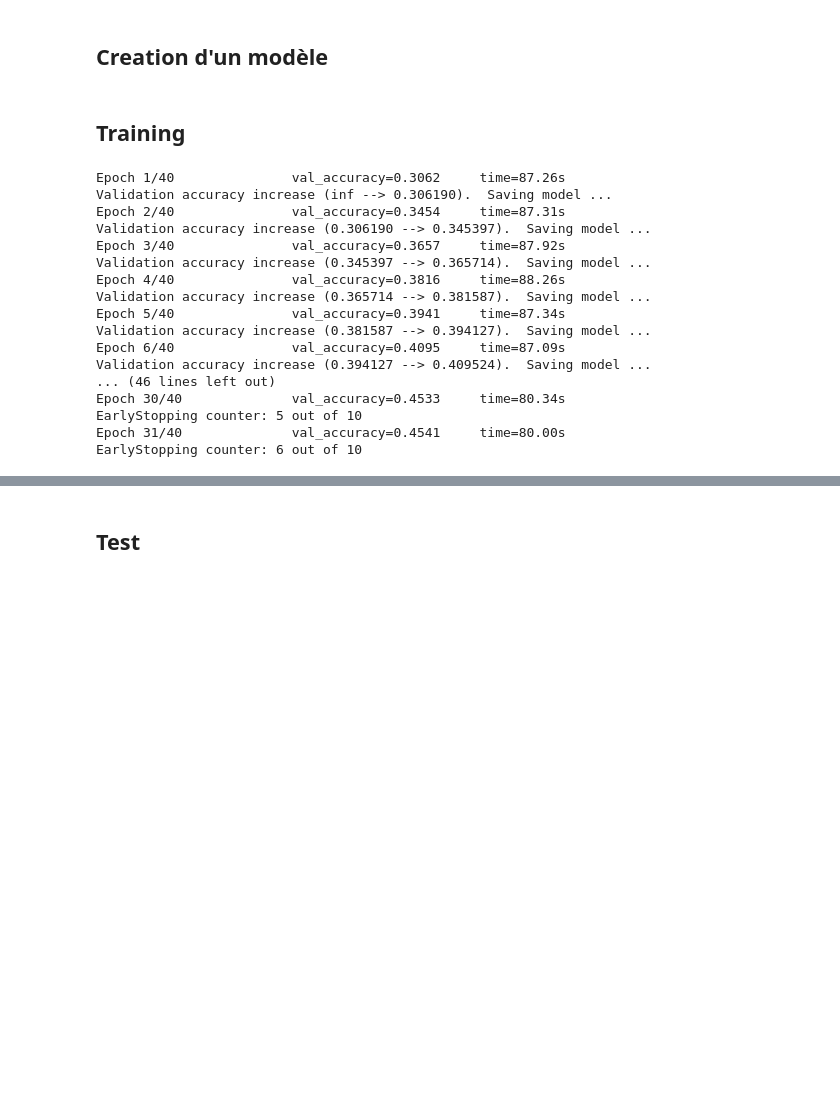
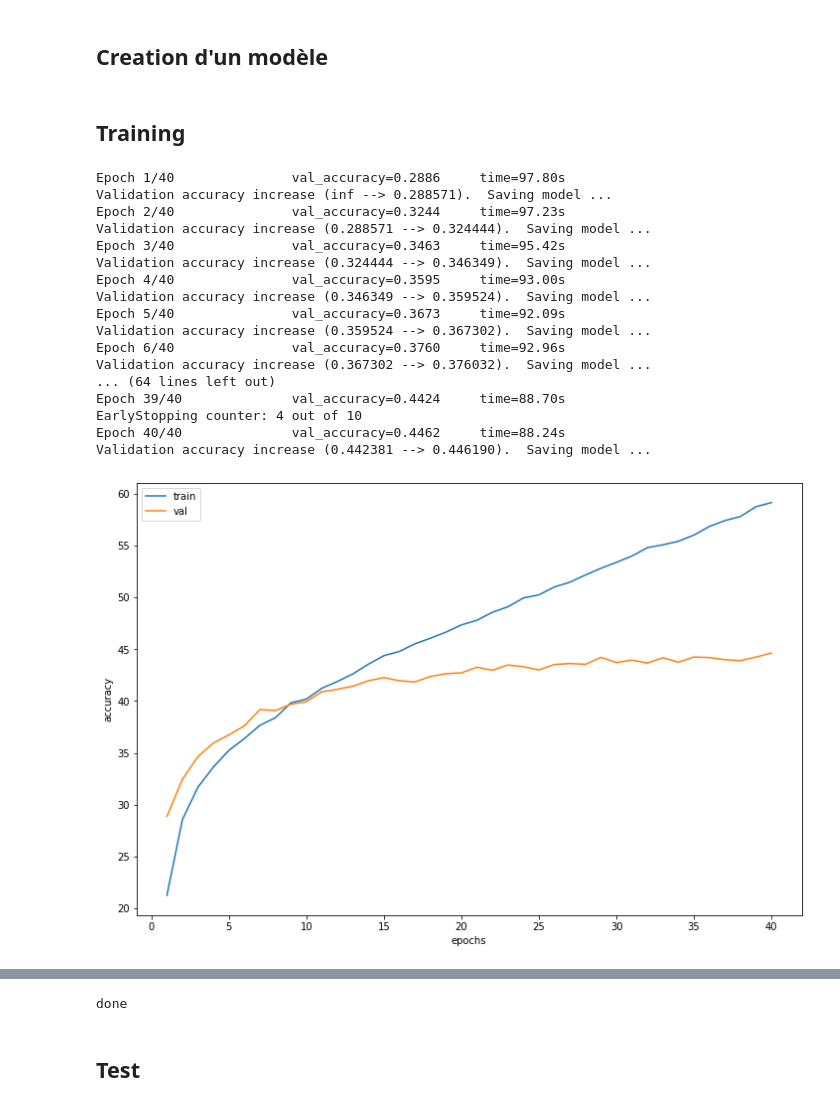
Before and after one commit to YYIPL/ML_Project, a Jupyter notebook: Projet_miniVQA_YIAY.ipynb, the cells around one changed output, grey strips where cells are left out. Saved outputs shown, nothing was run; the diff lists cells and outputs as text; code cells hidden in the pictures; blank space fills up the shorter version.

```diff
--- a/Projet_miniVQA_YIAY.ipynb
+++ b/Projet_miniVQA_YIAY.ipynb
@@ -307,6 +307,7 @@ class Network(nn.Module):
         self.classifier = nn.Sequential(
             nn.Linear(9216 + 768, 4096),
             ReLU(inplace=True),
+            Dropout(p=0.5, inplace=False),
             Linear(in_features=4096, out_features=4096, bias=True),
             ReLU(inplace=True),
             Dropout(p=0.5, inplace=False),
@@ -376,16 +376,16 @@ class EarlyStopping:
 #permet de déterminer si le label fait partie des 5 meilleures prédictions du model
 #renvoi un tableau de size batch_size
 
-def best5accuracy(accuracies, y):
-  accuracies = accuracies.data.cpu().numpy()
+def best5accuracy(probas, y):
+  probas = probas.data.cpu().numpy()
   y = y.data.cpu().numpy()
   out = []
 
   for i in range(len(y)):
     label_proba = dict()
 
-    for j in range(len(accuracies[i])):
-      label_proba[j] = accuracies[i][j]
+    for j in range(len(probas[i])):
+      label_proba[j] = probas[i][j]
 
     sorted_proba = dict(sorted(label_proba.items(), key=lambda item:-item[1]))
     best5s = list(sorted_proba.keys())[:5]
@@ -400,7 +400,7 @@ import matplotlib.pyplot as plt
 import time
 import torch.nn.functional as F
 
-def train(net, optimizer, training_generator, val_generator, delta=0, batch_size=64, num_epochs=1, scheduler=None, early_stopping=None):
+def train(net, optimizer, training_generator, val_generator, delta=0.0001, batch_size=64, num_epochs=1, scheduler=None, early_stopping=None):
     loss_func = torch.nn.CrossEntropyLoss()
 
     accuracy_train_epoch = []
@@ -494,30 +494,28 @@ def train(net, optimizer, training_generator, val_generator, delta=0, batch_size
 # %%
 net = Network(100)
 net.cuda()
 
 learning_rate=1e-4
 optimizer = optim.Adam(net.parameters(), lr=learning_rate)
 scheduler = torch.optim.lr_scheduler.CosineAnnealingWarmRestarts(optimizer, T_0 =786,eta_min =1e-5)
 
-#optimizer = optim.SGD(net.parameters(), lr=learning_rate)
-#scheduler = torch.optim.lr_scheduler.CyclicLR(optimizer, base_lr=1e-2, max_lr=1e-5,step_size_up=10,mode="triangular") #Learning rate scheduler https://www.kaggle.com/isbhargav/guide-to-pytorch-learning-rate-scheduling
-
-train(net,num_epochs=40, scheduler=scheduler,optimizer=optimizer, training_generator=training_generator, val_generator=val_generator)
+train(net,num_epochs=40, scheduler=scheduler,optimizer=optimizer, training_generator=training_generator_data_augmentation, val_generator=val_generator)
 # %% [output]
-Epoch 1/40               val_accuracy=0.3062     time=87.26s
-Validation accuracy increase (inf --> 0.306190).  Saving model ...
-Epoch 2/40               val_accuracy=0.3454     time=87.31s
-Validation accuracy increase (0.306190 --> 0.345397).  Saving model ...
-Epoch 3/40               val_accuracy=0.3657     time=87.92s
-Validation accuracy increase (0.345397 --> 0.365714).  Saving model ...
-Epoch 4/40               val_accuracy=0.3816     time=88.26s
-Validation accuracy increase (0.365714 --> 0.381587).  Saving model ...
-Epoch 5/40               val_accuracy=0.3941     time=87.34s
-Validation accuracy increase (0.381587 --> 0.394127).  Saving model ...
-Epoch 6/40               val_accuracy=0.4095     time=87.09s
-Validation accuracy increase (0.394127 --> 0.409524).  Saving model ...
-... (46 lines left out)
-Epoch 30/40              val_accuracy=0.4533     time=80.34s
-EarlyStopping counter: 5 out of 10
-Epoch 31/40              val_accuracy=0.4541     time=80.00s
-EarlyStopping counter: 6 out of 10
+Epoch 1/40               val_accuracy=0.2886     time=97.80s
+Validation accuracy increase (inf --> 0.288571).  Saving model ...
+Epoch 2/40               val_accuracy=0.3244     time=97.23s
+Validation accuracy increase (0.288571 --> 0.324444).  Saving model ...
+Epoch 3/40               val_accuracy=0.3463     time=95.42s
+Validation accuracy increase (0.324444 --> 0.346349).  Saving model ...
+Epoch 4/40               val_accuracy=0.3595     time=93.00s
+Validation accuracy increase (0.346349 --> 0.359524).  Saving model ...
+Epoch 5/40               val_accuracy=0.3673     time=92.09s
+Validation accuracy increase (0.359524 --> 0.367302).  Saving model ...
+Epoch 6/40               val_accuracy=0.3760     time=92.96s
+Validation accuracy increase (0.367302 --> 0.376032).  Saving model ...
+... (64 lines left out)
+Epoch 39/40              val_accuracy=0.4424     time=88.70s
+EarlyStopping counter: 4 out of 10
+Epoch 40/40              val_accuracy=0.4462     time=88.24s
+Validation accuracy increase (0.442381 --> 0.446190).  Saving model ...
+[figure, added]
@@ -524,3 +524,4 @@ EarlyStopping counter: 6 out of 10
+done
 # %% [markdown]
 ## **Test**
 # %%
```
Also changed, not shown: parts of 3 cells of this notebook.
